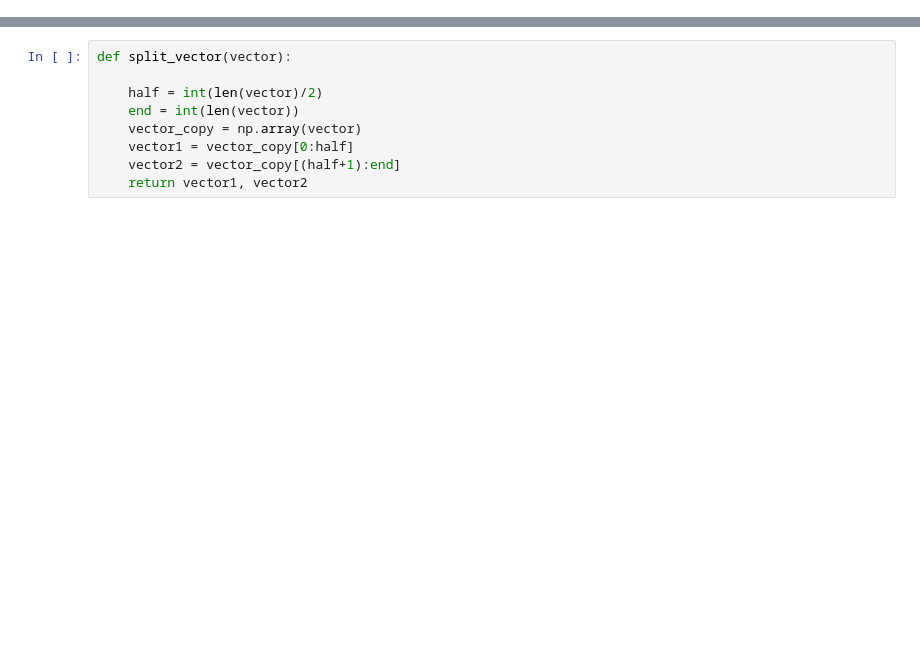
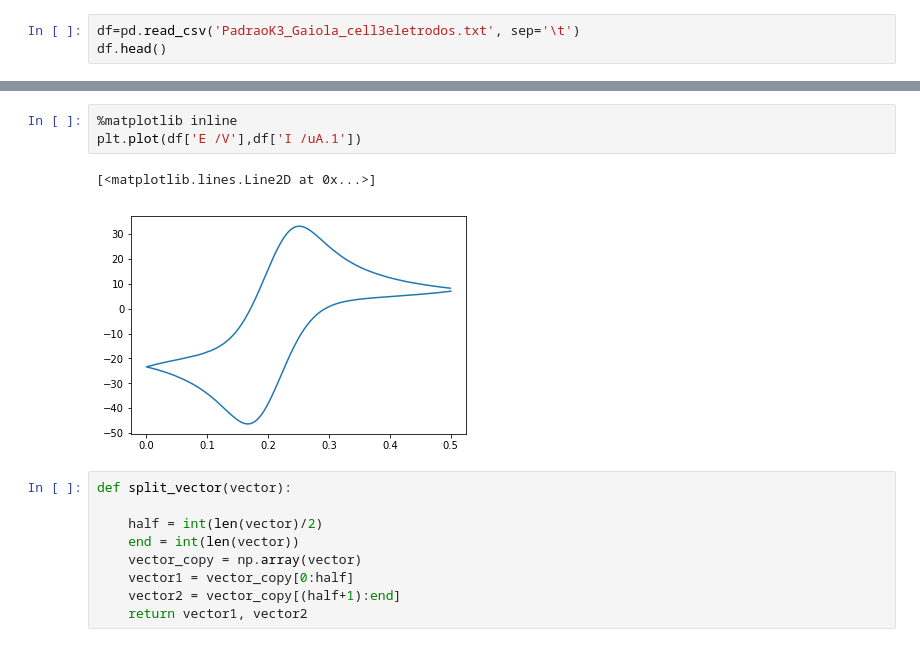
Before and after one commit to sabiharustam/voltcycle, a Jupyter notebook: peak_detection_functions.ipynb, the cells around one changed output, grey strips where cells are left out. Drawn from its saved outputs; the diff is of its cells as text; blank space fills up the shorter version.

```diff
--- a/peak_detection_functions.ipynb
+++ b/peak_detection_functions.ipynb
@@ -7,0 +58,3 @@ from matplotlib import pyplot
+# %%
+df=pd.read_csv('PadraoK3_Gaiola_cell3eletrodos.txt', sep='\t')
+df.head()
@@ -8,3 +68,9 @@ from matplotlib import pyplot
+# %%
+%matplotlib inline
+plt.plot(df['E /V'],df['I /uA.1'])
+# %% [output]
+[<matplotlib.lines.Line2D at 0x...>]
+[figure, added]
 # %%
 def split_vector(vector):
 
```
Also changed, not shown: parts of 9 cells of this notebook.
